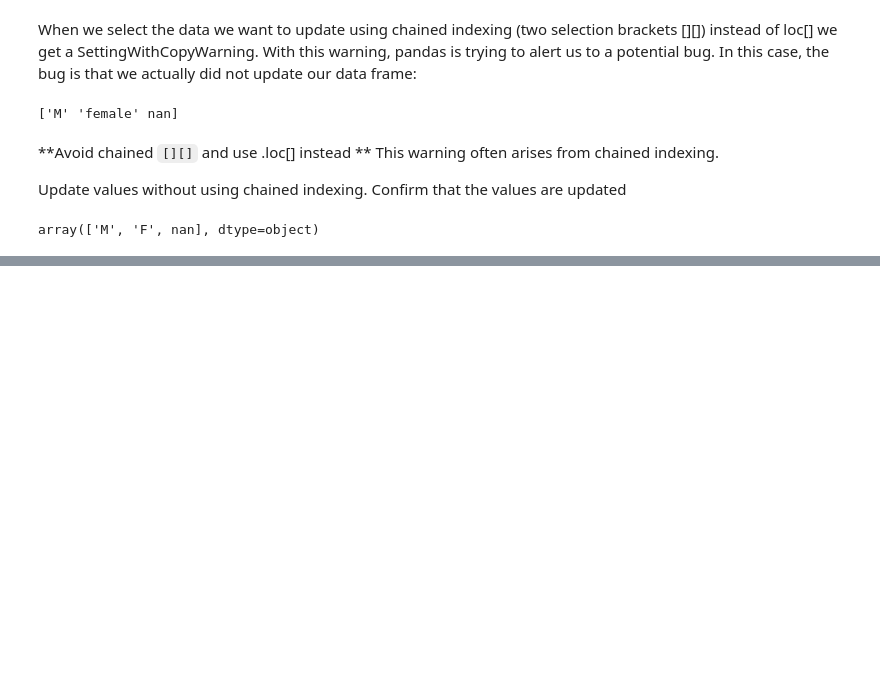
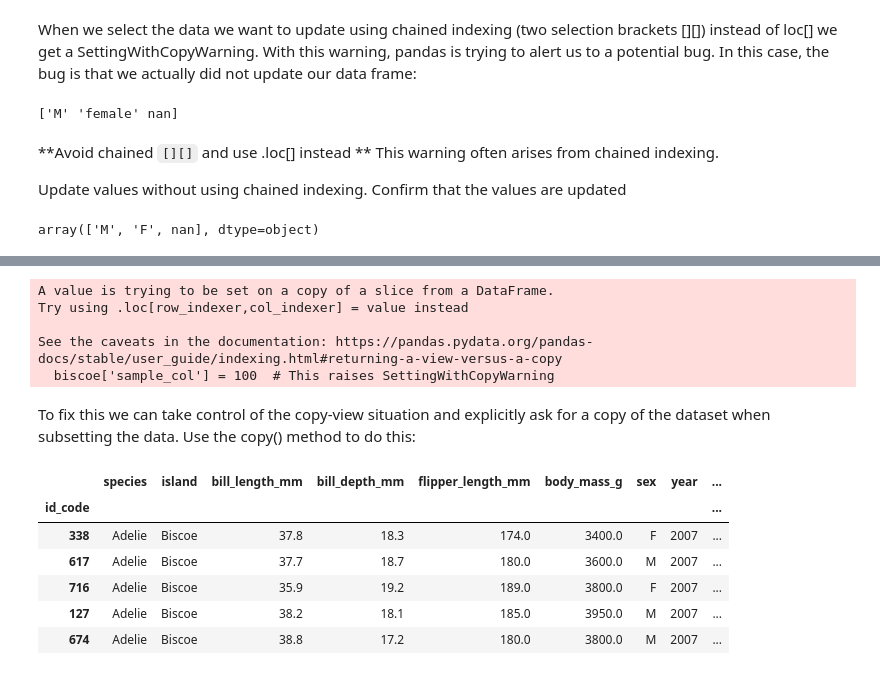
Before and after one commit to llumj/eds220-2024-in-class, a Jupyter notebook: week3-updating dataframes.ipynb, the cells around one changed output, grey strips where cells are left out. Drawn from its saved outputs; the diff is of its cells as text; code cells hidden in the pictures; blank space fills up the shorter version.

```diff
--- a/week3-updating dataframes.ipynb
+++ b/week3-updating dataframes.ipynb
@@ -335,0 +359,33 @@ array(['M', 'F', nan], dtype=object)
+# %%
+# Select penguins from Biscoe island
+biscoe = penguins[penguins.island=='Biscoe']
+
+# ... Other analyses ...
+
+# Add a column
+biscoe['sample_col'] = 100  # This raises SettingWithCopyWarning
+# %% [output]
+A value is trying to be set on a copy of a slice from a DataFrame.
+Try using .loc[row_indexer,col_indexer] = value instead
+
+See the caveats in the documentation: https://pandas.pydata.org/pandas-docs/stable/user_guide/indexing.html#returning-a-view-versus-a-copy
+  biscoe['sample_col'] = 100  # This raises SettingWithCopyWarning
+# %% [markdown]
+To fix this we can take control of the copy-view situation and explicitly ask for a copy of the dataset when subsetting the data. Use the copy() method to do this:
+# %%
+# Make sure you get an independent data frame that won't alter the original
+biscoe = penguins[penguins.island=='Biscoe'].copy()
+
+# Add a column, no warning
+biscoe['sample_col'] = 100
+# %%
+biscoe.head()
+print('sample_column')
+# %% [output]
+|  | species | island | bill_length_mm | bill_depth_mm | flipper_length_mm | body_mass_g | sex | year | ... |
+| id_code |  |  |  |  |  |  |  |  | ... |
+| 338 | Adelie | Biscoe | 37.8 | 18.3 | 174.0 | 3400.0 | F | 2007 | ... |
+| 617 | Adelie | Biscoe | 37.7 | 18.7 | 180.0 | 3600.0 | M | 2007 | ... |
+| 716 | Adelie | Biscoe | 35.9 | 19.2 | 189.0 | 3800.0 | F | 2007 | ... |
+| 127 | Adelie | Biscoe | 38.2 | 18.1 | 185.0 | 3950.0 | M | 2007 | ... |
+| 674 | Adelie | Biscoe | 38.8 | 17.2 | 180.0 | 3800.0 | M | 2007 | ... |
```
Also changed, not shown: parts of 6 cells of this notebook.
